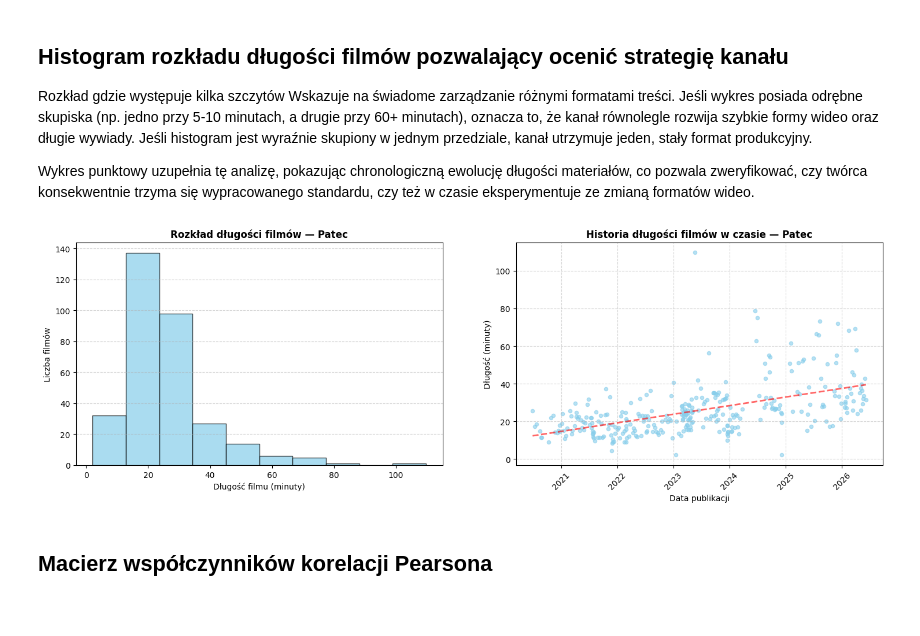
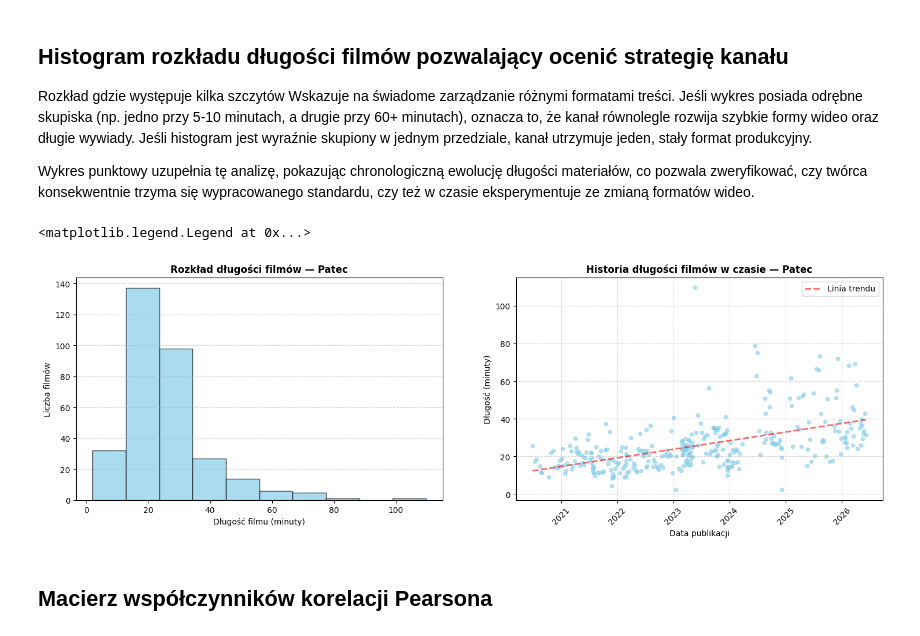
Before and after one commit to KAja278/projekt_analiza_danych_python, a Jupyter notebook: notebooks/analiza_wybranego_kanalu.ipynb, the cells around one changed output. Cells and saved outputs as stored; diff of their text form; code cells hidden in the pictures.

```diff
--- a/notebooks/analiza_wybranego_kanalu.ipynb
+++ b/notebooks/analiza_wybranego_kanalu.ipynb
@@ -121,25 +121,27 @@ Wykres punktowy uzupełnia tę analizę, pokazując chronologiczną ewolucję d
 # %%
 fig, (ax1, ax2) = plt.subplots(1, 2, figsize=(18, 5))
 
 ax1.hist(channel_info['duration_minutes'], bins=10, color='skyblue', edgecolor='black', alpha=0.7)
 ax1.set_title(f'Rozkład długości filmów — {channel_name}', fontsize=12, fontweight='bold')
 ax1.set_xlabel('Długość filmu (minuty)', fontsize=10)
 ax1.set_ylabel('Liczba filmów', fontsize=10)
 ax1.grid(axis='y', linestyle='--', alpha=0.5)
 
 ax2.scatter(channel_info['published_at'], channel_info['duration_minutes'], color='skyblue', marker='o', alpha=0.6, s=20)
 x_vals = mdates.date2num(channel_info['published_at'])
 y_vals = channel_info['duration_minutes']
 z = np.polyfit(x_vals, y_vals, 1)
 p = np.poly1d(z)
 ax2.plot(channel_info['published_at'], p(x_vals), color='red',alpha=0.6, linestyle='--', linewidth=2, label='Linia trendu')
 ax2.set_title(f'Historia długości filmów w czasie — {channel_name}', fontsize=12, fontweight='bold')
 ax2.set_xlabel('Data publikacji', fontsize=10)
 ax2.set_ylabel('Długość (minuty)', fontsize=10)
 ax2.tick_params(axis='x', rotation=45)
 ax2.grid(True, linestyle='--', alpha=0.5)
+ax2.legend()
 # %% [output]
+<matplotlib.legend.Legend at 0x...>
-[figure, old version]
+[figure, new version]
 # %% [markdown]
 ## Macierz współczynników korelacji Pearsona
 # %%
```
Also changed, not shown: 1 other file.
